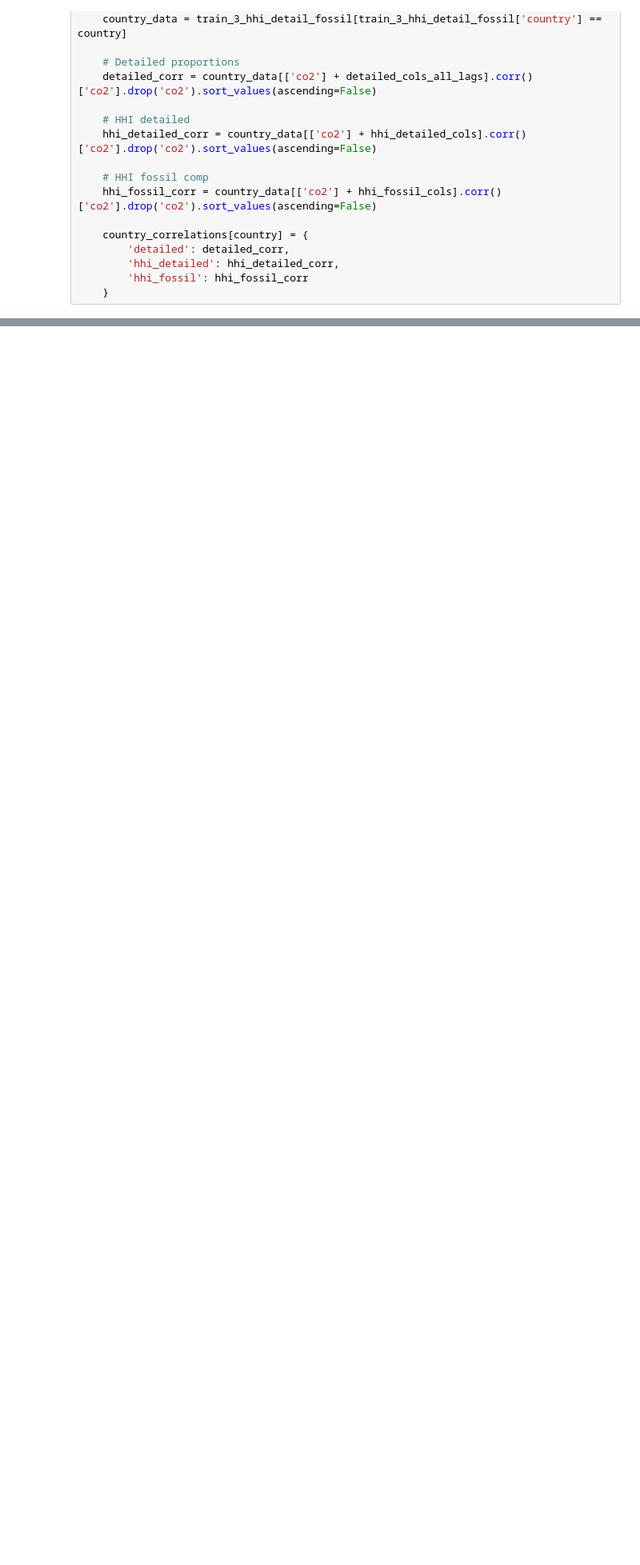
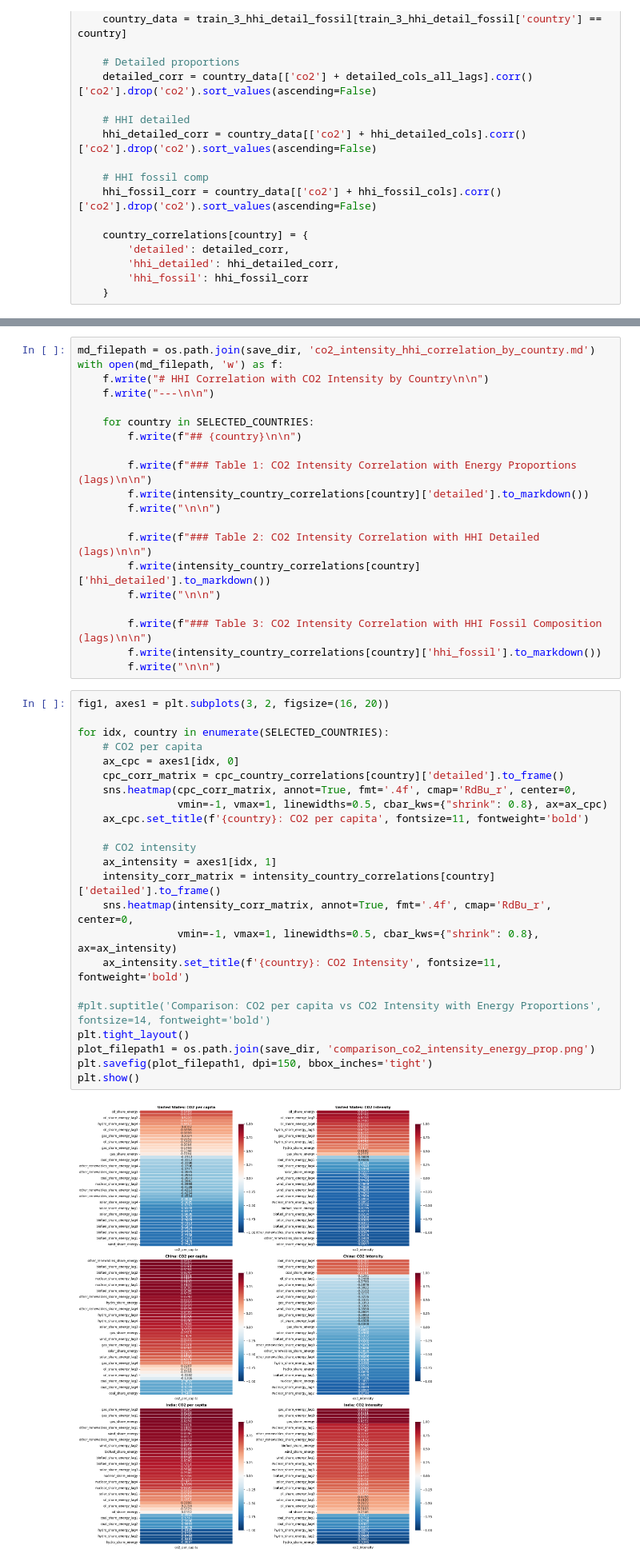
Before and after one commit to pinglainstitute/energy-gdp-emissions, a Jupyter notebook: code/01_02_Feature_Selection.ipynb, the cells around one changed output, grey strips where cells are left out. Shown at 80% size. Saved outputs shown, nothing was run; the diff lists cells and outputs as text; blank space fills up the shorter version.

```diff
--- a/code/01_02_Feature_Selection.ipynb
+++ b/code/01_02_Feature_Selection.ipynb
@@ -488,0 +612,45 @@ plt.show()
+# %%
+md_filepath = os.path.join(save_dir, 'co2_intensity_hhi_correlation_by_country.md')
+with open(md_filepath, 'w') as f:
+    f.write("# HHI Correlation with CO2 Intensity by Country\n\n")
+    f.write("---\n\n")
+
+    for country in SELECTED_COUNTRIES:
+        f.write(f"## {country}\n\n")
+
+        f.write(f"### Table 1: CO2 Intensity Correlation with Energy Proportions (lags)\n\n")
+        f.write(intensity_country_correlations[country]['detailed'].to_markdown())
+        f.write("\n\n")
+
+        f.write(f"### Table 2: CO2 Intensity Correlation with HHI Detailed (lags)\n\n")
+        f.write(intensity_country_correlations[country]['hhi_detailed'].to_markdown())
+        f.write("\n\n")
+
+        f.write(f"### Table 3: CO2 Intensity Correlation with HHI Fossil Composition (lags)\n\n")
+        f.write(intensity_country_correlations[country]['hhi_fossil'].to_markdown())
+        f.write("\n\n")
+# %%
+fig1, axes1 = plt.subplots(3, 2, figsize=(16, 20))
+
+for idx, country in enumerate(SELECTED_COUNTRIES):
+    # CO2 per capita
+    ax_cpc = axes1[idx, 0]
+    cpc_corr_matrix = cpc_country_correlations[country]['detailed'].to_frame()
+    sns.heatmap(cpc_corr_matrix, annot=True, fmt='.4f', cmap='RdBu_r', center=0,
+                vmin=-1, vmax=1, linewidths=0.5, cbar_kws={"shrink": 0.8}, ax=ax_cpc)
+    ax_cpc.set_title(f'{country}: CO2 per capita', fontsize=11, fontweight='bold')
+
+    # CO2 intensity
+    ax_intensity = axes1[idx, 1]
+    intensity_corr_matrix = intensity_country_correlations[country]['detailed'].to_frame()
+    sns.heatmap(intensity_corr_matrix, annot=True, fmt='.4f', cmap='RdBu_r', center=0,
+                vmin=-1, vmax=1, linewidths=0.5, cbar_kws={"shrink": 0.8}, ax=ax_intensity)
+    ax_intensity.set_title(f'{country}: CO2 Intensity', fontsize=11, fontweight='bold')
+
+#plt.suptitle('Comparison: CO2 per capita vs CO2 Intensity with Energy Proportions', fontsize=14, fontweight='bold')
+plt.tight_layout()
+plot_filepath1 = os.path.join(save_dir, 'comparison_co2_intensity_energy_prop.png')
+plt.savefig(plot_filepath1, dpi=150, bbox_inches='tight')
+plt.show()
+# %% [output]
+[figure, added]
```
Also changed, not shown: parts of 11 cells of this notebook.
